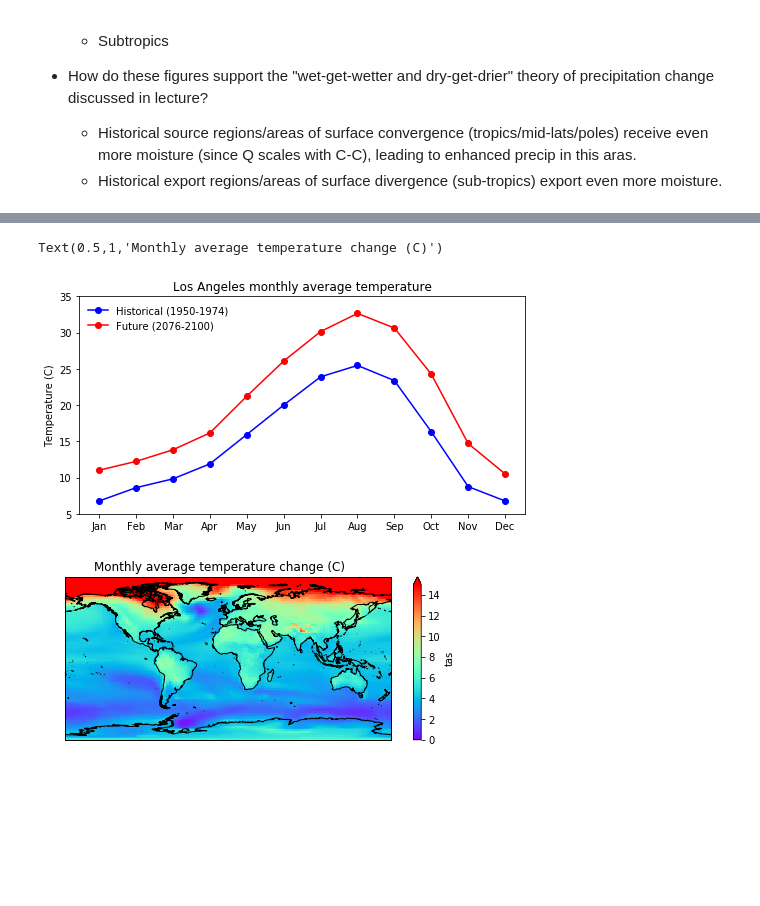
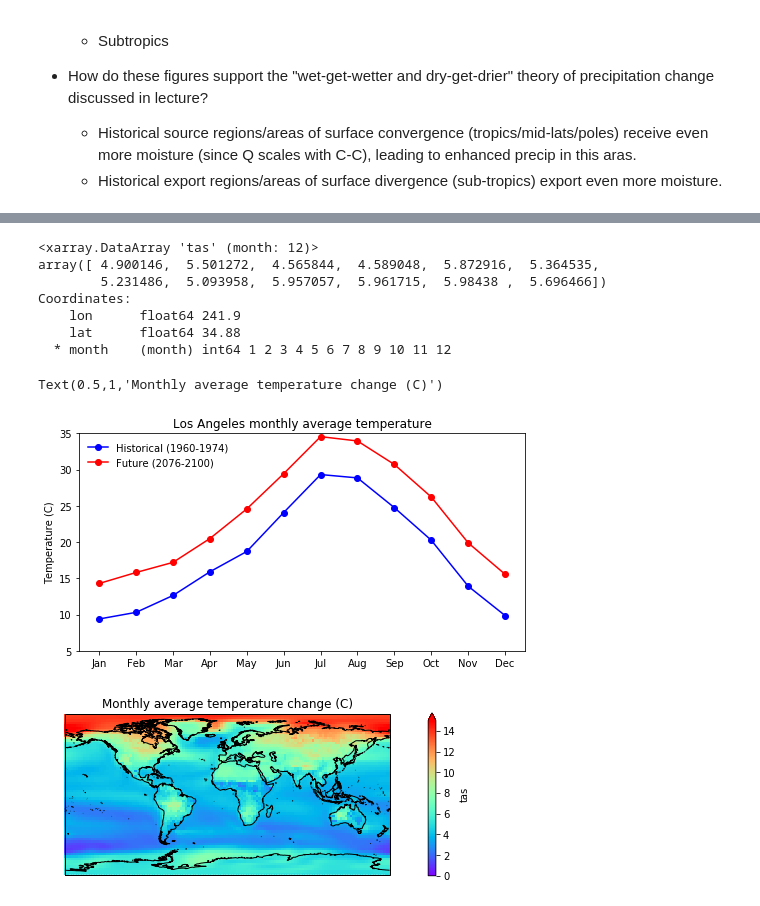
Before and after one commit to neil-berg/AOS51, a Jupyter notebook: Final_Lab_Assignment_Fall_2018_KEY.ipynb, the cells around one changed output, grey strips where cells are left out. Saved outputs shown, nothing was run; the diff lists cells and outputs as text; code cells hidden in the pictures; blank space fills up the shorter version.

```diff
--- a/Final_Lab_Assignment_Fall_2018_KEY.ipynb
+++ b/Final_Lab_Assignment_Fall_2018_KEY.ipynb
@@ -303,8 +303,8 @@ Questions related to the 2nd plot:
 * Which regions across the globe are projected to experience the lowest change in average monthly temperatures? Why?
 # %%
 # Read in the netCDF files
-hist_tas_nc = xr.open_dataset('~/AOS51/data/final_project/tas_Amon_GFDL-CM3_historical_r1i1p1_195001-197412.nc')
-fut_tas_nc = xr.open_dataset('~/AOS51/data/final_project/tas_Amon_GFDL-CM3_rcp85_r1i1p1_207601-210012.nc')
+hist_tas_nc = xr.open_dataset('~/AOS51/data/final_project/tas_Amon_MIROC-ESM_historical_r1i1p1_196001-198412.nc')
+fut_tas_nc = xr.open_dataset('~/AOS51/data/final_project/tas_Amon_MIROC-ESM_rcp85_r1i1p1_207601-210012.nc')
 
 # Extract temperature and convert to degrees C
 hist_tas = (hist_tas_nc['tas'] - 273)
@@ -320,39 +320,47 @@ la_fut_tas_mon_clim = fut_tas_mon_clim.sel(lat=34.05, lon=241.86, method='neares
 
 # Month that warms the most/least
 monthly_changes = la_fut_tas_mon_clim - la_hist_tas_mon_clim
-# October warms the most with 7.94 deg C, Feb warms the least with 3.63 deg C
+#print(monthly_changes)
+# November warms the most with 5.98 deg C, Feb warms the least with 3.63 deg C
 
 # Monthly averages
 hist_tas_avg = hist_tas.mean(dim='time')
 fut_tas_avg = fut_tas.mean(dim='time')
 change_tas_avg = fut_tas_avg - hist_tas_avg
 
 # 1st plot - time series of monthly climatologies over LA
 months = ['Jan', 'Feb', 'Mar', 'Apr', 'May', 'Jun', 'Jul', 'Aug', 'Sep', 'Oct', 'Nov', 'Dec']
 fig1 = plt.figure(figsize=(8,4))
 ax1 = fig1.add_subplot(1,1,1)
-ax1.plot(range(12), la_hist_tas_mon_clim, color='blue', marker='o', label='Historical (1950-1974)')
+ax1.plot(range(12), la_hist_tas_mon_clim, color='blue', marker='o', label='Historical (1960-1974)')
 ax1.plot(range(12), la_fut_tas_mon_clim, color='red', marker='o', label='Future (2076-2100)')
 ax1.set_xticks(range(12))
 ax1.set_xticklabels(months)
 ax1.set_ylim(5, 35)
 ax1.set_ylabel('Temperature (C)')
 ax1.set_title('Los Angeles monthly average temperature')
 ax1.legend(loc='upper left', frameon=False)
 
 # 2nd plot - global temperature changes
 fig2 = plt.figure(figsize=(8,3))
 ax2 = fig2.add_subplot(1,1,1, projection=ccrs.PlateCarree())
 change_tas_avg.plot.pcolormesh(ax=ax2,
                                transform=ccrs.PlateCarree(),
                                cmap='rainbow',
                                vmin=0, vmax=15)
 ax2.coastlines('50m')
 ax2.set_title('Monthly average temperature change (C)')
 # %% [output]
-Text(0.5,1,'Monthly average temperature change (C)')
+<xarray.DataArray 'tas' (month: 12)>
+array([ 4.900146,  5.501272,  4.565844,  4.589048,  5.872916,  5.364535,
+        5.231486,  5.093958,  5.957057,  5.961715,  5.98438 ,  5.696466])
+Coordinates:
+    lon      float64 241.9
+    lat      float64 34.88
+  * month    (month) int64 1 2 3 4 5 6 7 8 9 10 11 12
+Text(0.5,1,'Monthly average temperature change (C)')
-[figure, old version]
+[figure, new version]
-[figure, old version]
+[figure, new version]
 # %% [markdown]
 Answers related to the 1st plot:
 * Which month is projected to warm the most over Los Angeles?
```
Also changed, not shown: parts of 4 cells of this notebook.
